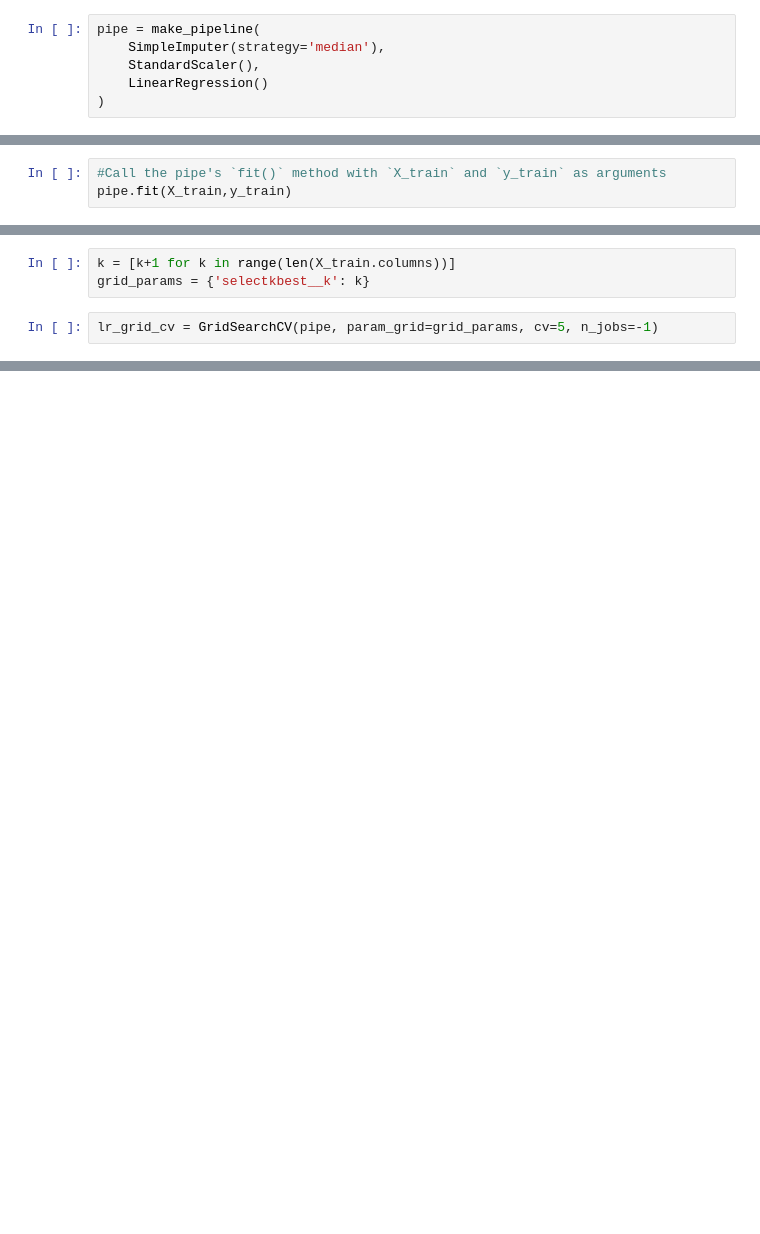
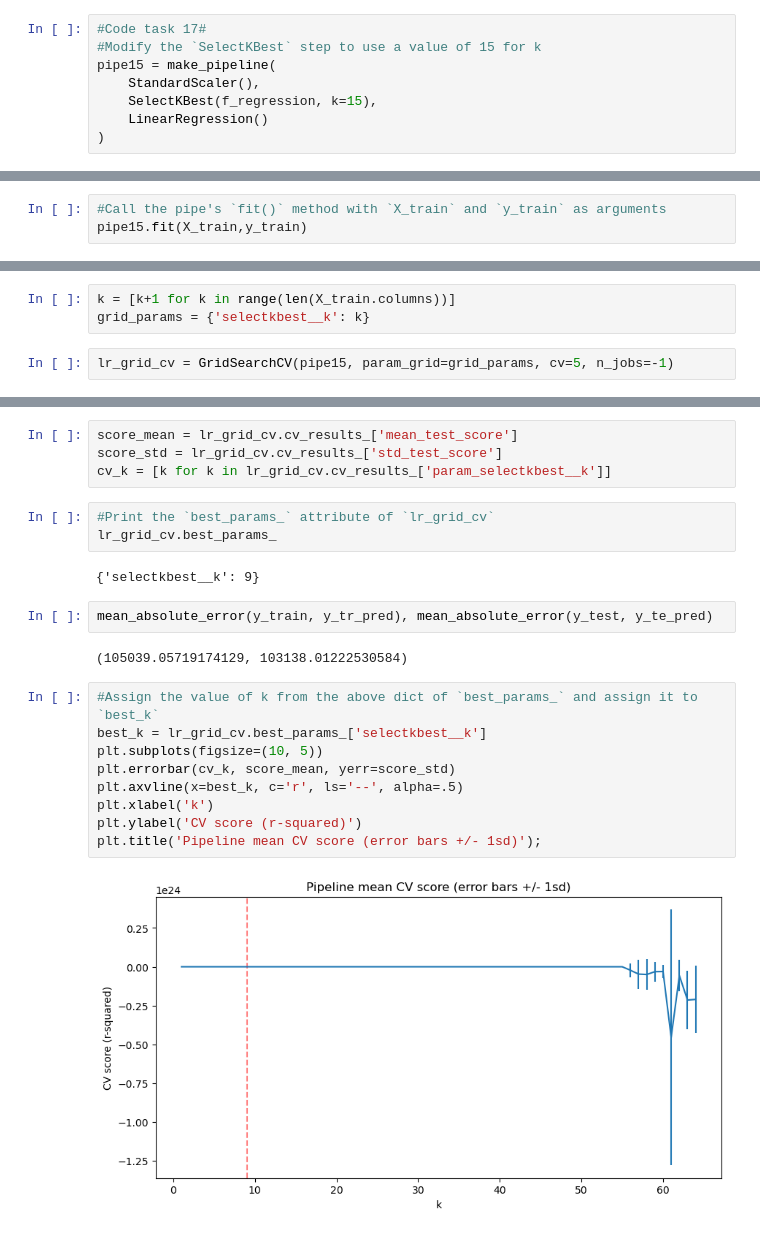
Before and after one commit to Feriga/Capstone2, a Jupyter notebook: 04_Maricopa_preprocessing_and_training.ipynb, the cells around one changed output, grey strips where cells are left out. Drawn from its saved outputs; the diff is of its cells as text; blank space fills up the shorter version.

```diff
--- a/04_Maricopa_preprocessing_and_training.ipynb
+++ b/04_Maricopa_preprocessing_and_training.ipynb
@@ -442,9 +436,11 @@ mean_squared_error(y_train, y_tr_pred), mean_squared_error(y_test, y_te_pred)
 # %% [markdown]
 ### Pipelines
 # %%
-pipe = make_pipeline(
-    SimpleImputer(strategy='median'),
+#Code task 17#
+#Modify the `SelectKBest` step to use a value of 15 for k
+pipe15 = make_pipeline(
     StandardScaler(),
+    SelectKBest(f_regression, k=15),
     LinearRegression()
 )
 # %%
@@ -459,5 +455,5 @@ hasattr(pipe, 'fit'), hasattr(pipe, 'predict')
 ### Fit the pipeline
 # %%
 #Call the pipe's `fit()` method with `X_train` and `y_train` as arguments
-pipe.fit(X_train,y_train)
+pipe15.fit(X_train,y_train)
 # %% [output]
@@ -500,7 +499,7 @@ dict_keys(['memory', 'steps', 'verbose', 'simpleimputer', 'standardscaler', 'lin
 k = [k+1 for k in range(len(X_train.columns))]
 grid_params = {'selectkbest__k': k}
 # %%
-lr_grid_cv = GridSearchCV(pipe, param_grid=grid_params, cv=5, n_jobs=-1)
+lr_grid_cv = GridSearchCV(pipe15, param_grid=grid_params, cv=5, n_jobs=-1)
 # %%
 lr_grid_cv.fit(X_train, y_train)
 # %% [output]
@@ -509,0 +518,24 @@ ValueError: Invalid parameter 'selectkbest' for estimator Pipeline(steps=[('simp
+# %%
+score_mean = lr_grid_cv.cv_results_['mean_test_score']
+score_std = lr_grid_cv.cv_results_['std_test_score']
+cv_k = [k for k in lr_grid_cv.cv_results_['param_selectkbest__k']]
+# %%
+#Print the `best_params_` attribute of `lr_grid_cv`
+lr_grid_cv.best_params_
+# %% [output]
+{'selectkbest__k': 9}
+# %%
+mean_absolute_error(y_train, y_tr_pred), mean_absolute_error(y_test, y_te_pred)
+# %% [output]
+(105039.05719174129, 103138.01222530584)
+# %%
+#Assign the value of k from the above dict of `best_params_` and assign it to `best_k`
+best_k = lr_grid_cv.best_params_['selectkbest__k']
+plt.subplots(figsize=(10, 5))
+plt.errorbar(cv_k, score_mean, yerr=score_std)
+plt.axvline(x=best_k, c='r', ls='--', alpha=.5)
+plt.xlabel('k')
+plt.ylabel('CV score (r-squared)')
+plt.title('Pipeline mean CV score (error bars +/- 1sd)');
+# %% [output]
+[figure, added]
```
Also changed, not shown: parts of 65 cells of this notebook.
